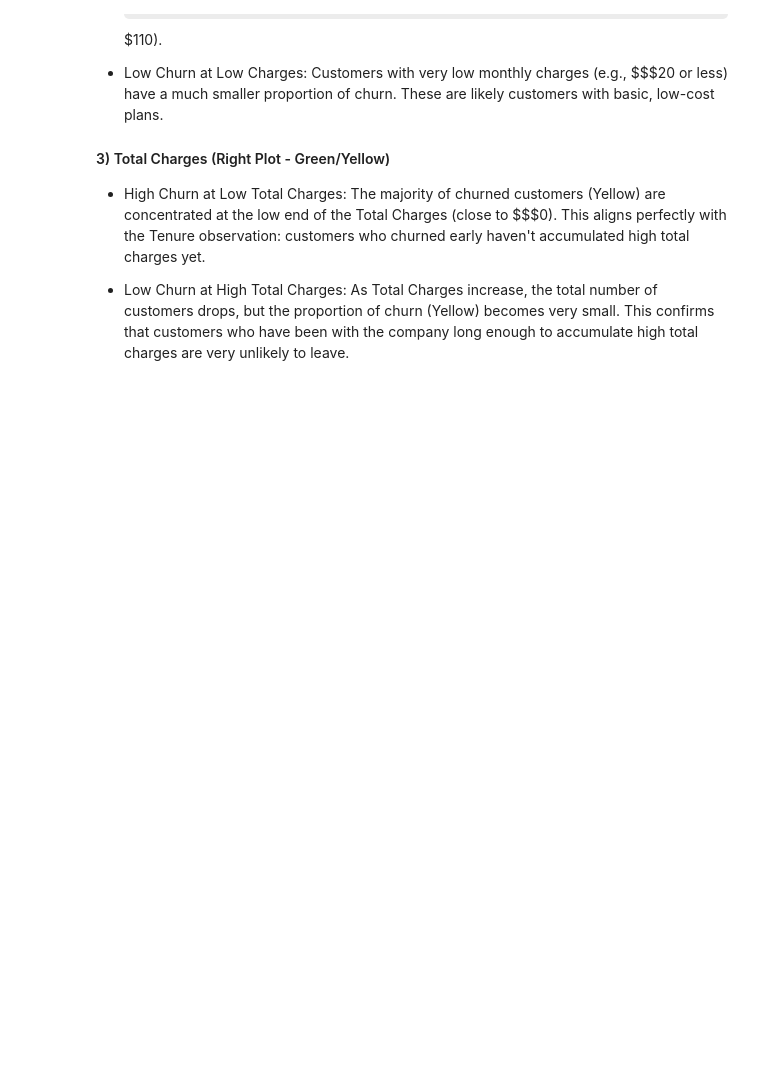
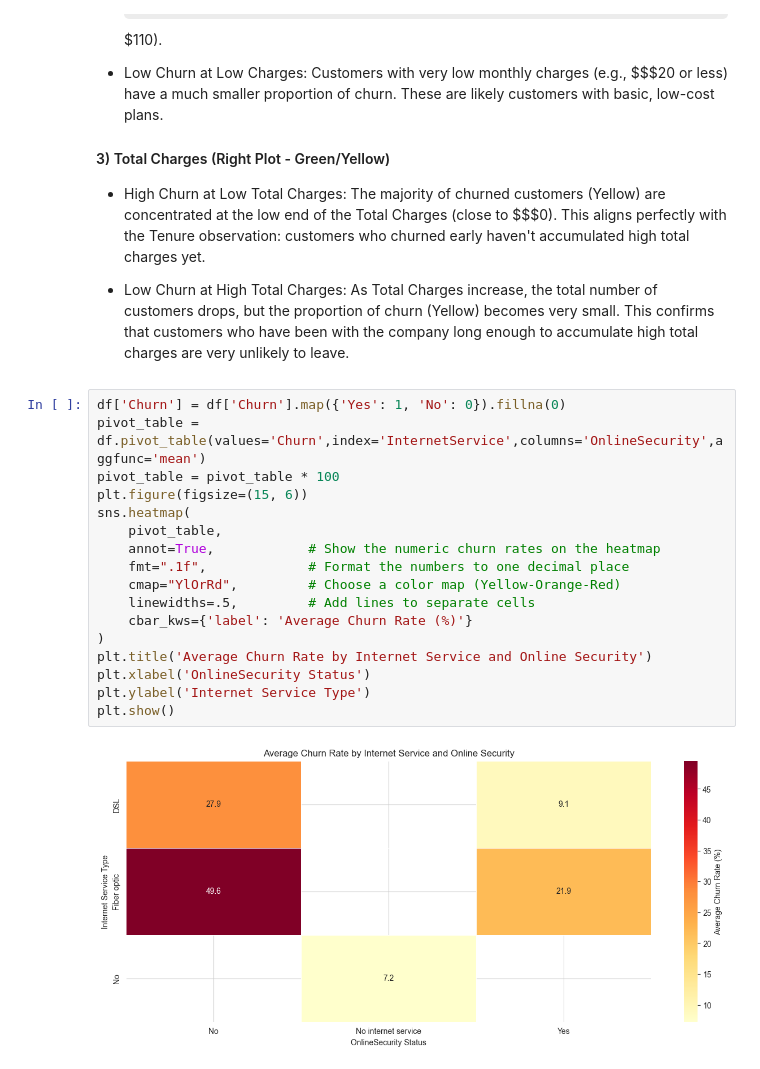
Before and after one commit to computerscistudent/Customer-Churn-Prediction, a Jupyter notebook: notebooks/EDA.ipynb, the cells around one changed output. Drawn from its saved outputs; the diff is of its cells as text; some formulas as TeX source; blank space fills up the shorter version.

```diff
--- a/notebooks/EDA.ipynb
+++ b/notebooks/EDA.ipynb
@@ -258,3 +258,22 @@ plt.show()
 * High Churn at Low Total Charges: The majority of churned customers (Yellow) are concentrated at the low end of the Total Charges (close to $$$0). This aligns perfectly with the Tenure observation: customers who churned early haven't accumulated high total charges yet.
 
 * Low Churn at High Total Charges: As Total Charges increase, the total number of customers drops, but the proportion of churn (Yellow) becomes very small. This confirms that customers who have been with the company long enough to accumulate high total charges are very unlikely to leave.
+# %%
+df['Churn'] = df['Churn'].map({'Yes': 1, 'No': 0}).fillna(0)
+pivot_table = df.pivot_table(values='Churn',index='InternetService',columns='OnlineSecurity',aggfunc='mean')
+pivot_table = pivot_table * 100
+plt.figure(figsize=(15, 6))
+sns.heatmap(
+    pivot_table,
+    annot=True,            # Show the numeric churn rates on the heatmap
+    fmt=".1f",             # Format the numbers to one decimal place
+    cmap="YlOrRd",         # Choose a color map (Yellow-Orange-Red)
+    linewidths=.5,         # Add lines to separate cells
+    cbar_kws={'label': 'Average Churn Rate (%)'}
+)
+plt.title('Average Churn Rate by Internet Service and Online Security')
+plt.xlabel('OnlineSecurity Status')
+plt.ylabel('Internet Service Type')
+plt.show()
+# %% [output]
+[figure, added]
```
Also changed, not shown: parts of 7 cells of this notebook, 3 other files.
